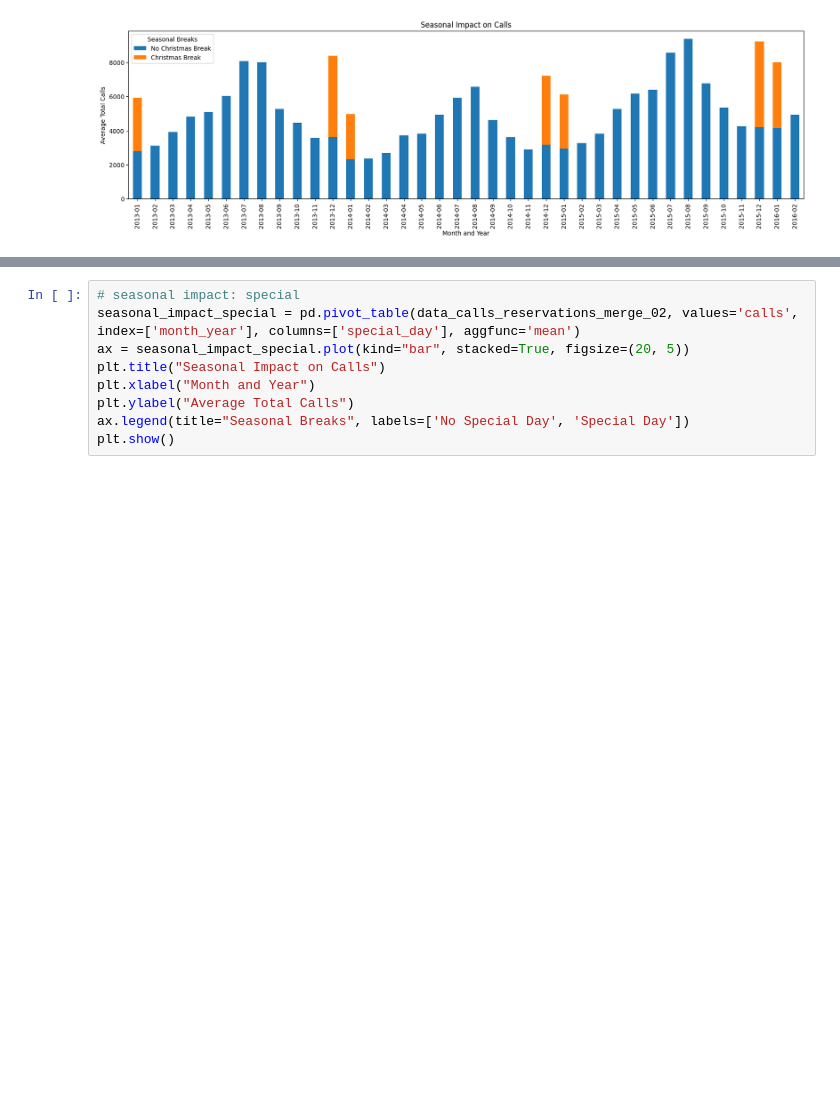
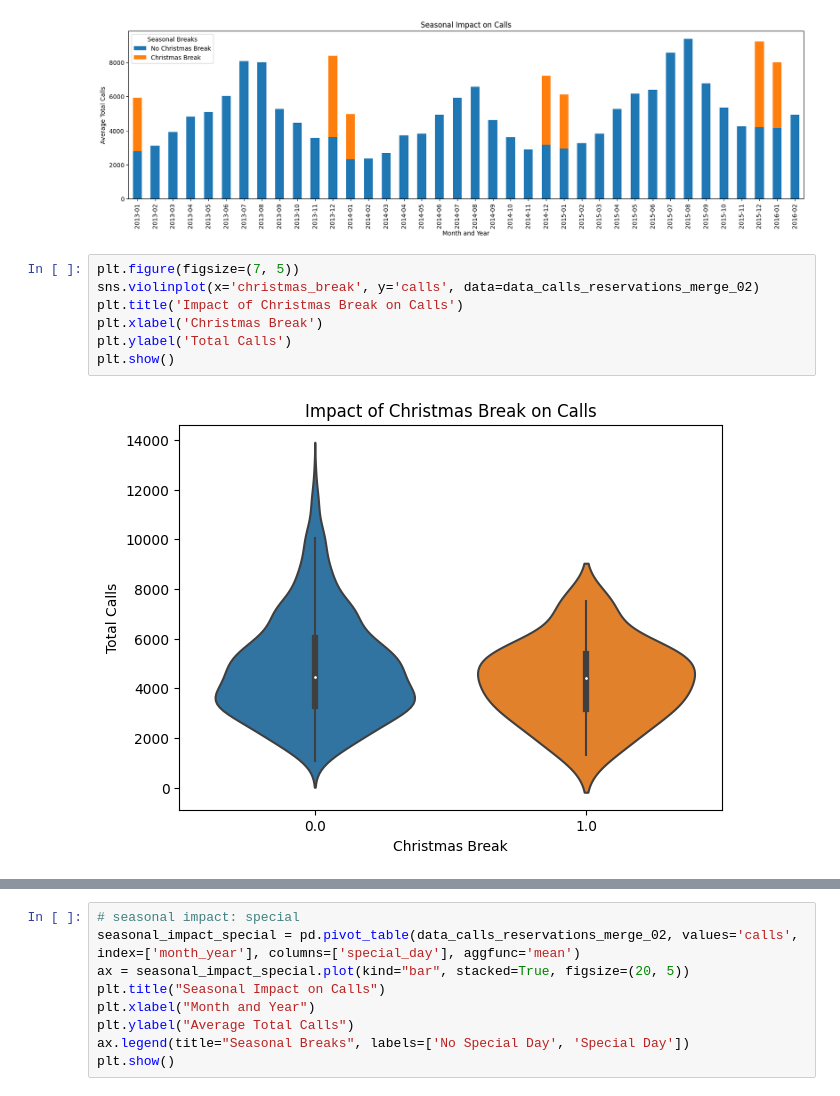
Before and after one commit to Thanesh-Ravindran/call-volume-forecast, a Jupyter notebook: notebooks/01_eda.ipynb, the cells around one changed output, grey strips where cells are left out. Cells and saved outputs as stored; diff of their text form; blank space fills up the shorter version.

```diff
--- a/notebooks/01_eda.ipynb
+++ b/notebooks/01_eda.ipynb
@@ -538,3 +545,12 @@ ax.legend(title="Seasonal Breaks", labels=['No Christmas Break', 'Christmas Brea
 plt.show()
 # %% [output]
 [figure]
+# %%
+plt.figure(figsize=(7, 5))
+sns.violinplot(x='christmas_break', y='calls', data=data_calls_reservations_merge_02)
+plt.title('Impact of Christmas Break on Calls')
+plt.xlabel('Christmas Break')
+plt.ylabel('Total Calls')
+plt.show()
+# %% [output]
+[figure, added]
```
Also changed, not shown: parts of 29 cells of this notebook, 3 other files.
